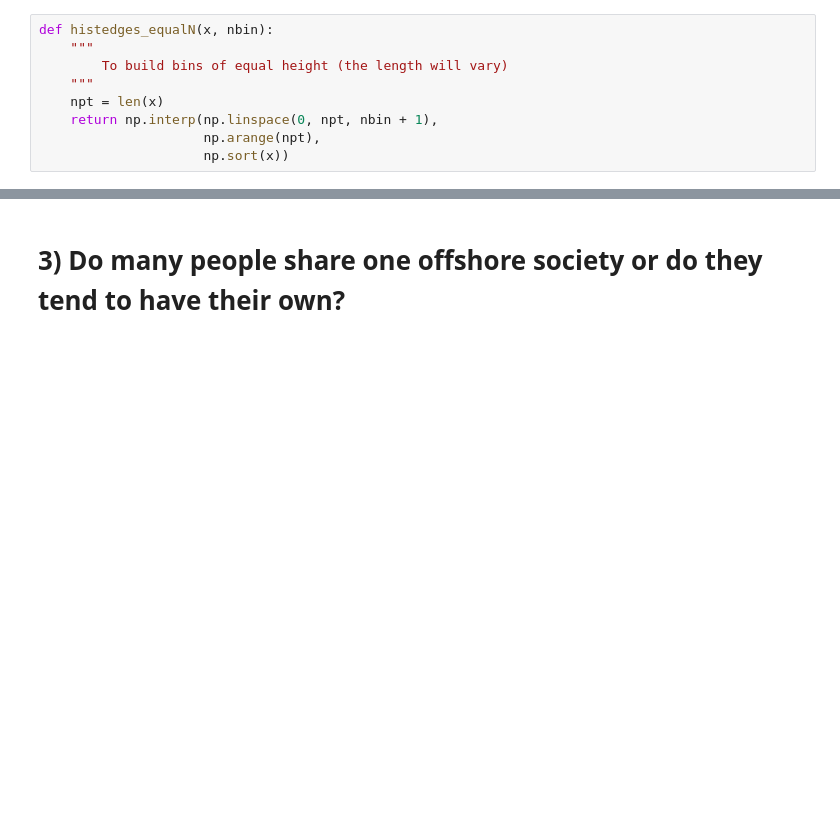
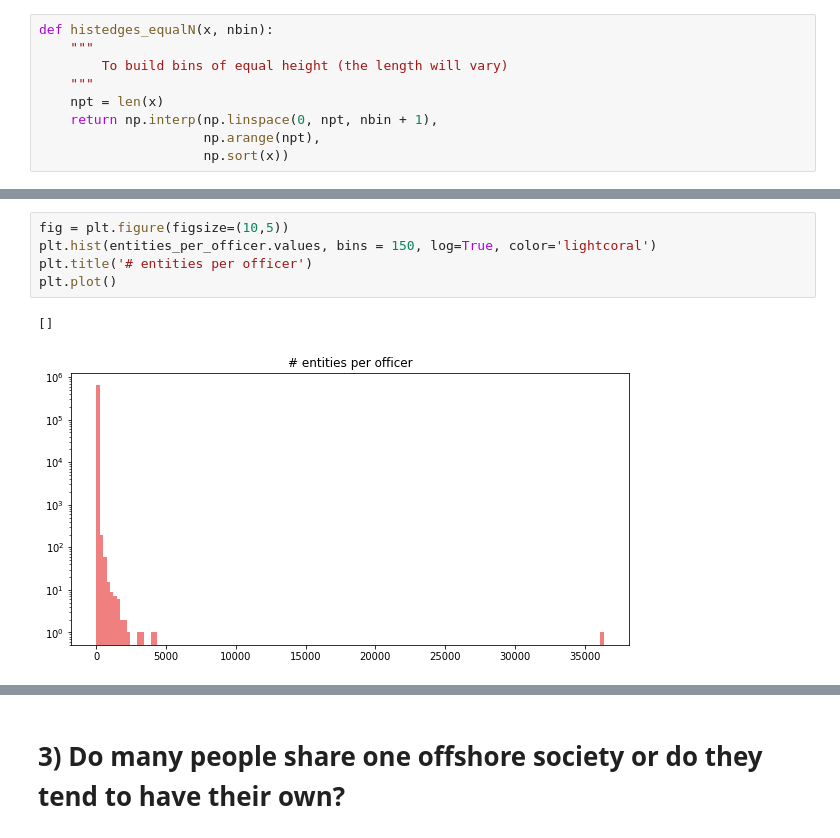
Before and after one commit to yymartin/ADA_Project_Cobra, a Jupyter notebook: Main.ipynb, the cells around one changed output, grey strips where cells are left out. Drawn from its saved outputs; the diff is of its cells as text; blank space fills up the shorter version.

```diff
--- a/Main.ipynb
+++ b/Main.ipynb
@@ -770,3 +1123,11 @@ plt.hist(entities_per_officer, bins=[1, 2, 10, 100, 1000, 10000, 100000], cumula
+# %%
+fig = plt.figure(figsize=(10,5))
+plt.hist(entities_per_officer.values, bins = 150, log=True, color='lightcoral')
+plt.title('# entities per officer')
+plt.plot()
+# %% [output]
+[]
+[figure, added]
 # %%
 total_officers = len(entities_per_officer)
 
```
Also changed, not shown: parts of 76 cells of this notebook, 1 other file.
